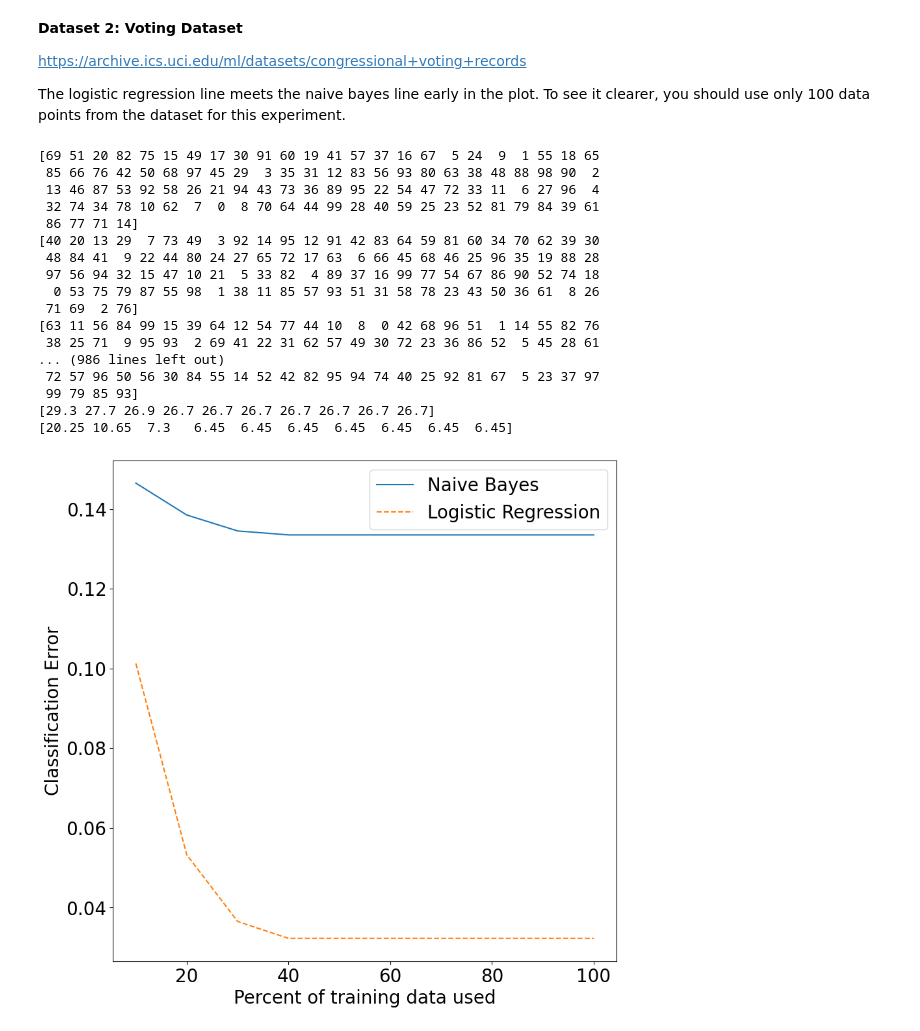
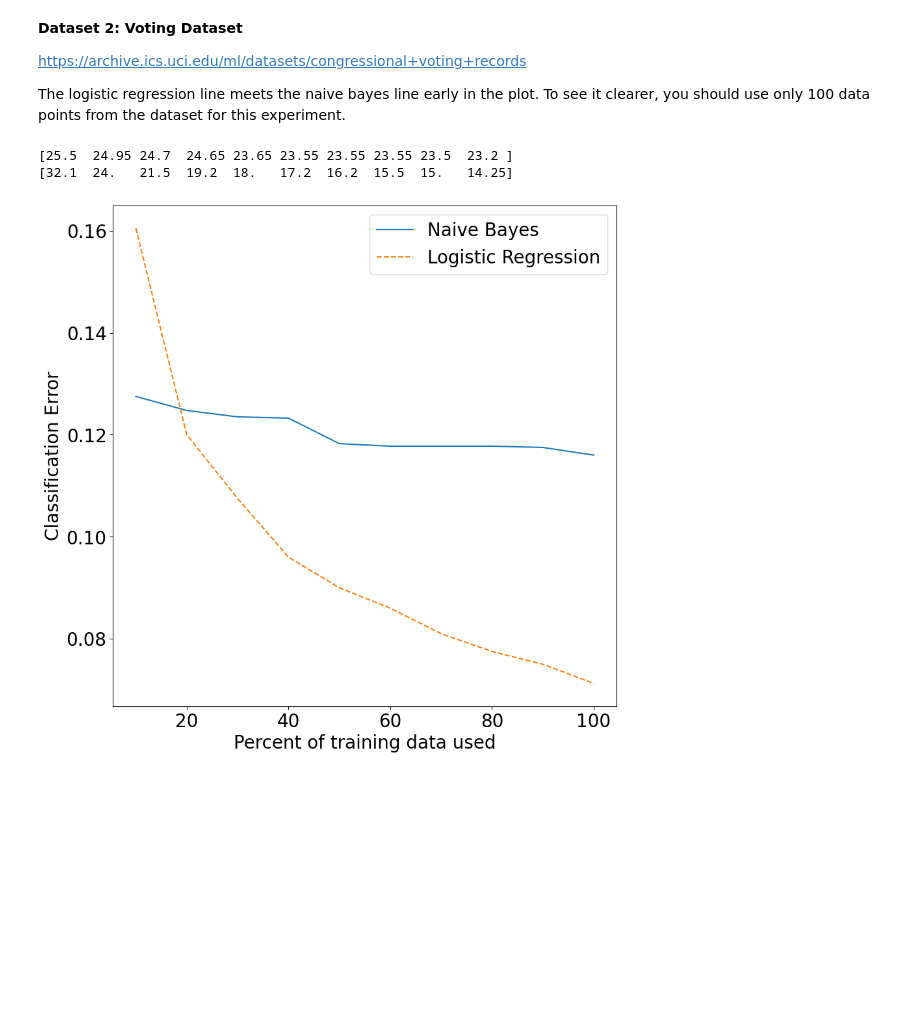
Before and after one commit to Karimkh31/FDS_HS22, a Jupyter notebook: P2/Practical2_skeleton.ipynb, the cells around one changed output. Cells and saved outputs as stored; diff of their text form; code cells hidden in the pictures; blank space fills up the shorter version.

```diff
--- a/P2/Practical2_skeleton.ipynb
+++ b/P2/Practical2_skeleton.ipynb
@@ -84,6 +84,7 @@ For this practical, please set alpha to 1.
 - For simplicity, you can assume the data values for binary features are integers from {0,1} and the data for a categorical feature with M categories are integers from {0, ..., M-1}.
 - Fell free to add auxiliary functions or change the parameters of the functions. If you change the parameters of the functions, make sure you change the tests accordingly, so we can test your code.
 # %%
+import math
 ALPHA = 1.0 # for additive smoothing
 SMALL_VALUE = 1e-6
 
@@ -160,7 +161,6 @@ class CatFeatureParam:
     def estimate(self, X):
         # TODO: Estimate the parameters for the Multinoulli distribution
         # so that it best describes the input data X
-
         prob = {}
         # initialize our dict
         for i in range(self._num_of_categories):
@@ -175,8 +175,8 @@ class CatFeatureParam:
         for key, val in prob.items():
             prob[key] = (val + ALPHA)/(self._num_of_categories*ALPHA + X.size)
 
-        #print(sum(prob.values()))
-        assert int(sum(prob.values())) == 1
+        #print((sum(prob.values())))
+        #assert math.ceil(sum(prob.values())) == 1
 
 
         #print(prob)
@@ -246,13 +246,14 @@ The **init** function takes as input the types of features and initialise the cl
 class NBC:
     # Inputs:
     #   feature_types: the array of the types of the features, e.g., feature_types=['b', 'r', 'c']
-    def __init__(self, feature_types=[]):
+    def __init__(self, feature_types=[], maxOfX=0):
         self.feature_types = feature_types
         # make sure at least 1 feature type is passed
         assert len(self.feature_types) >=1
         self.class_prior = None
         self.estimation_all_classes = {}
         self.unique_classes = []
+        self.num_of_cats =maxOfX
 
 
     # The function uses the input data to estimate all the parameters of the NBC
@@ -265,6 +266,7 @@ class NBC:
         counts = counts / y.size
         self.class_prior = dict(zip(unique_classes,counts))
         #print(self.class_prior)
+        #print(unique_classes)
 
         # Estimate a parameter 𝜃𝑗𝑐 for each class 𝑐 and each feature 𝑗
         for c in self.unique_classes:
@@ -282,8 +284,10 @@ class NBC:
                     estimations_c.append(
                         BinFeatureParam().estimate(column_j_c))
                 elif (self.feature_types[j] == 'c'):
+                    if(self.num_of_cats==0):
+                        raise Exception("Please pass np.amax(X)")
                     estimations_c.append(
-                        CatFeatureParam(max(column_j_c)+1).estimate(column_j_c))
+                        CatFeatureParam(self.num_of_cats+1).estimate(column_j_c))
 
             # add estimation of class c to our main estimation array
             self.estimation_all_classes.update({c:estimations_c})
@@ -389,7 +393,7 @@ Xtest = X[Ntrain:]
 ytest = y[Ntrain:]
 
 
-nbc = NBC(feature_types=['c'] * 9)
+nbc = NBC(feature_types=['c'] * 9,  maxOfX=np.amax(X))
 nbc.fit(Xtrain, ytrain)
 yhat = nbc.predict(Xtest)
 test_accuracy = np.mean(yhat == ytest)
@@ -506,11 +476,9 @@ def compareNBCvsLR(nbc, lr, X, y, num_runs=200, num_splits=10):
         Xtrain, ytrain, Xtest, ytest = shuffleData(X,y)
 
         for i in range(num_splits):
-            split = int(((i/10)+in_percent) * Ntrain)
-            #print(split)
+            split = int(((i/10)+in_percent) * ytrain.size)
             Xtrain_split = Xtrain[:split]
             ytrain_split = ytrain[:split]
-
 
             # Log.Reg.
             lr.fit(Xtrain_split, ytrain_split)
@@ -613,54 +568,43 @@ The logistic regression line meets the naive bayes line early in the plot. To se
 # %%
 # load the dataset
 # TODO: insert your code for experiments
 ###################################################
 ##### YOUR CODE STARTS HERE #######################
 ###################################################
 voting = pd.read_csv('./datasets/voting.csv')
 
 #voting.info()
 
 voting.replace('y', 1, inplace=True)
 voting.replace('n', 0, inplace=True)
-voting.replace('republican', 1, inplace=True)
-voting.replace('democrat', 0, inplace=True)
+#voting.replace('republican', 1, inplace=True)
+#voting.replace('democrat', 0, inplace=True)
 
 
 voting = voting.dropna()
 #display(voting)
 
-nbc = NBC(feature_types=['b'] * 16)
+X, y = voting.drop(['label'], axis=1).to_numpy().astype(int), voting['label'].to_numpy()
+#np.random.seed(42)
+
+
+#data = pd.read_csv('./datasets/categorical_test.csv', header=None)
+#data = data.to_numpy()
+#
+## print(data.shape)
+#X = data[:, :-1]
+#y = data[:, -1]
+
+nbc = NBC(feature_types=['c'] * 16, maxOfX=np.amax(X))
 #nbc = BernoulliNB()
 lr = LogisticRegression()
-
-X, y = voting.drop(['label'], axis=1).to_numpy(), voting['label'].to_numpy()
-np.random.seed(42)
 random_100 = np.random.randint(y.size, size=100)
-
-#print(random_100)
-
-
 X_100,y_100= X[random_100], y[random_100]
 
 
 results = compareNBCvsLR(nbc, lr, X_100, y_100)
 makePlot(results[0], results[1])
 # %% [output]
-[69 51 20 82 75 15 49 17 30 91 60 19 41 57 37 16 67  5 24  9  1 55 18 65
- 85 66 76 42 50 68 97 45 29  3 35 31 12 83 56 93 80 63 38 48 88 98 90  2
- 13 46 87 53 92 58 26 21 94 43 73 36 89 95 22 54 47 72 33 11  6 27 96  4
- 32 74 34 78 10 62  7  0  8 70 64 44 99 28 40 59 25 23 52 81 79 84 39 61
- 86 77 71 14]
-[40 20 13 29  7 73 49  3 92 14 95 12 91 42 83 64 59 81 60 34 70 62 39 30
- 48 84 41  9 22 44 80 24 27 65 72 17 63  6 66 45 68 46 25 96 35 19 88 28
- 97 56 94 32 15 47 10 21  5 33 82  4 89 37 16 99 77 54 67 86 90 52 74 18
-  0 53 75 79 87 55 98  1 38 11 85 57 93 51 31 58 78 23 43 50 36 61  8 26
- 71 69  2 76]
-[63 11 56 84 99 15 39 64 12 54 77 44 10  8  0 42 68 96 51  1 14 55 82 76
- 38 25 71  9 95 93  2 69 41 22 31 62 57 49 30 72 23 36 86 52  5 45 28 61
-... (986 lines left out)
- 72 57 96 50 56 30 84 55 14 52 42 82 95 94 74 40 25 92 81 67  5 23 37 97
- 99 79 85 93]
-[29.3 27.7 26.9 26.7 26.7 26.7 26.7 26.7 26.7 26.7]
-[20.25 10.65  7.3   6.45  6.45  6.45  6.45  6.45  6.45  6.45]
+[25.5  24.95 24.7  24.65 23.65 23.55 23.55 23.55 23.5  23.2 ]
+[32.1  24.   21.5  19.2  18.   17.2  16.2  15.5  15.   14.25]
-[figure, old version]
+[figure, new version]
```
Also changed, not shown: parts of 2 cells of this notebook.
